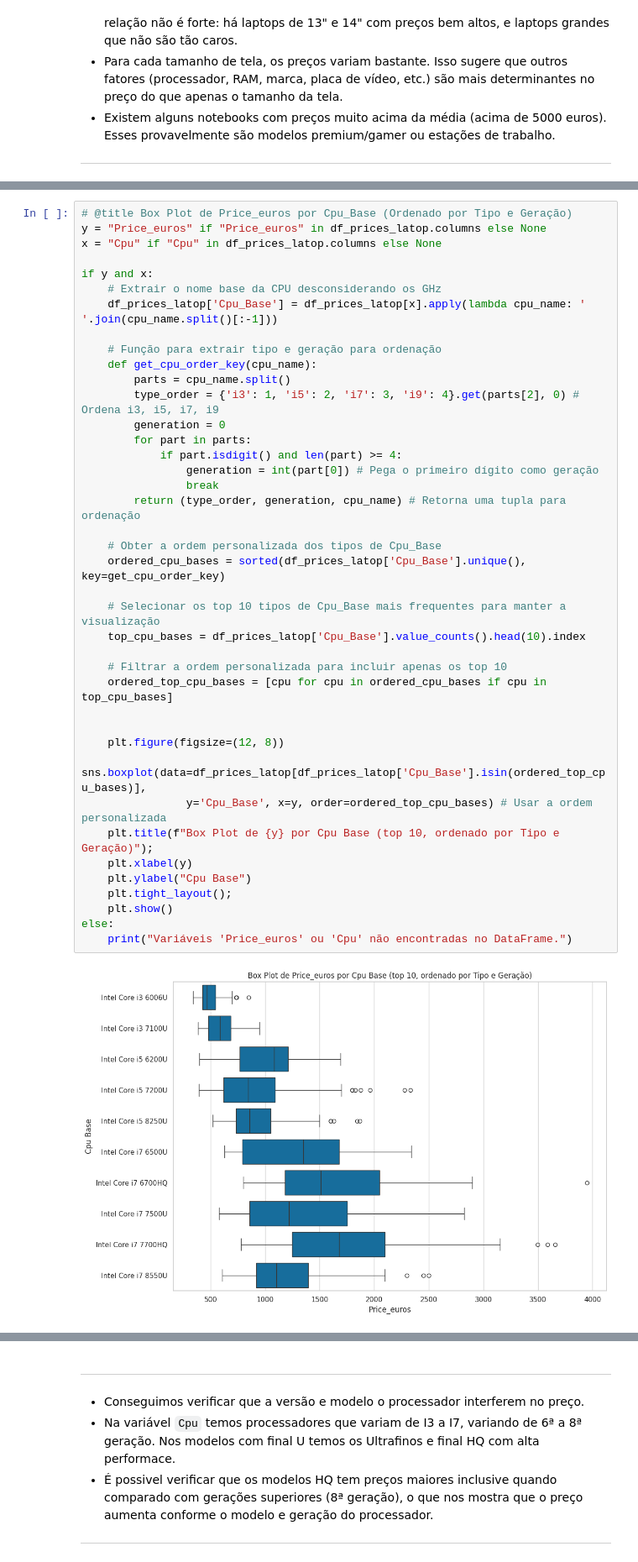
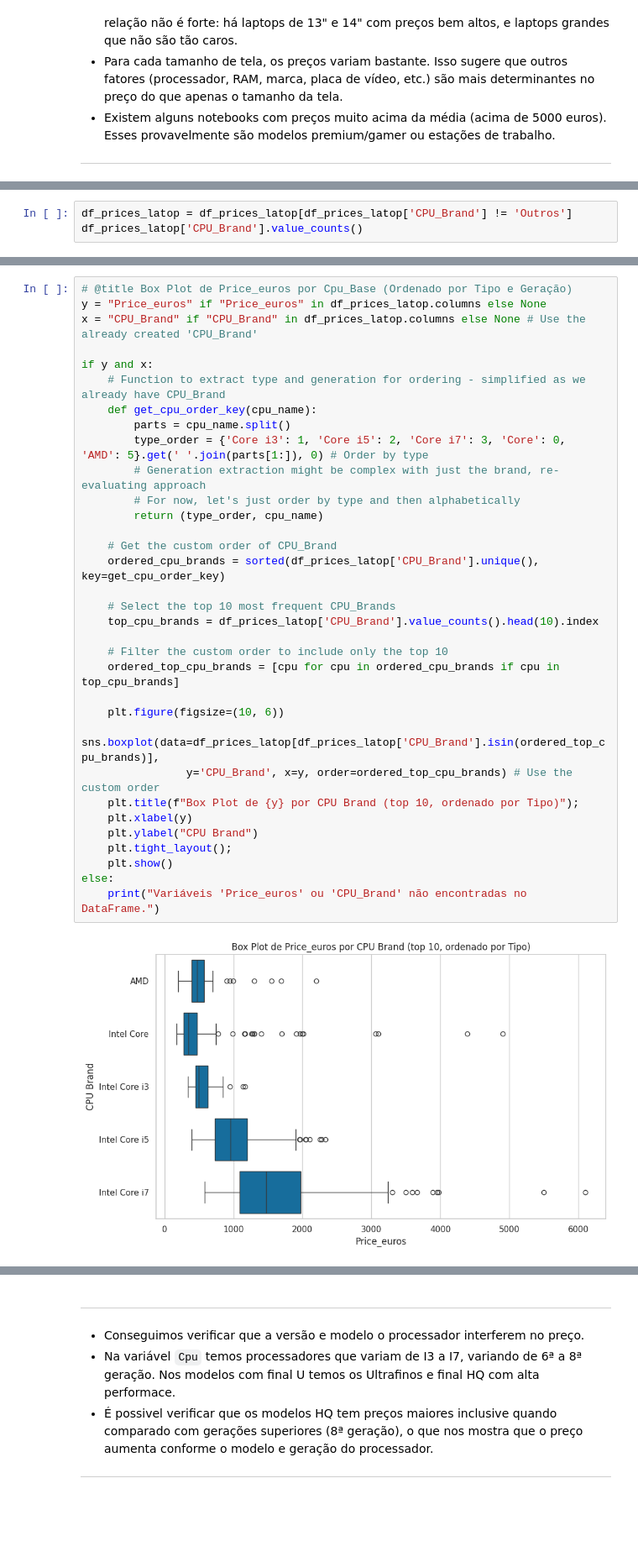
Before and after one commit to JNarimatsu/Bootcamp_Avanti_2025.3, a Jupyter notebook: Entrega_01_analise_exploratoria_de_dados_XI.ipynb, the cells around one changed output, grey strips where cells are left out. Shown at 84% size. Cells and saved outputs as stored; diff of their text form; blank space fills up the shorter version.

```diff
--- a/Entrega_01_analise_exploratoria_de_dados_XI.ipynb
+++ b/Entrega_01_analise_exploratoria_de_dados_XI.ipynb
@@ -575,0 +605,3 @@ if y:
+# %%
+df_prices_latop = df_prices_latop[df_prices_latop['CPU_Brand'] != 'Outros']
+df_prices_latop['CPU_Brand'].value_counts()
@@ -576,42 +617,35 @@ if y:
 # %%
 # @title Box Plot de Price_euros por Cpu_Base (Ordenado por Tipo e Geração)
 y = "Price_euros" if "Price_euros" in df_prices_latop.columns else None
-x = "Cpu" if "Cpu" in df_prices_latop.columns else None
+x = "CPU_Brand" if "CPU_Brand" in df_prices_latop.columns else None # Use the already created 'CPU_Brand'
 
 if y and x:
-    # Extrair o nome base da CPU desconsiderando os GHz
-    df_prices_latop['Cpu_Base'] = df_prices_latop[x].apply(lambda cpu_name: ' '.join(cpu_name.split()[:-1]))
-
-    # Função para extrair tipo e geração para ordenação
+    # Function to extract type and generation for ordering - simplified as we already have CPU_Brand
     def get_cpu_order_key(cpu_name):
         parts = cpu_name.split()
-        type_order = {'i3': 1, 'i5': 2, 'i7': 3, 'i9': 4}.get(parts[2], 0) # Ordena i3, i5, i7, i9
-        generation = 0
-        for part in parts:
-            if part.isdigit() and len(part) >= 4:
-                generation = int(part[0]) # Pega o primeiro dígito como geração
-                break
-        return (type_order, generation, cpu_name) # Retorna uma tupla para ordenação
+        type_order = {'Core i3': 1, 'Core i5': 2, 'Core i7': 3, 'Core': 0, 'AMD': 5}.get(' '.join(parts[1:]), 0) # Order by type
+        # Generation extraction might be complex with just the brand, re-evaluating approach
+        # For now, let's just order by type and then alphabetically
+        return (type_order, cpu_name)
 
-    # Obter a ordem personalizada dos tipos de Cpu_Base
-    ordered_cpu_bases = sorted(df_prices_latop['Cpu_Base'].unique(), key=get_cpu_order_key)
+    # Get the custom order of CPU_Brand
+    ordered_cpu_brands = sorted(df_prices_latop['CPU_Brand'].unique(), key=get_cpu_order_key)
 
-    # Selecionar os top 10 tipos de Cpu_Base mais frequentes para manter a visualização
-    top_cpu_bases = df_prices_latop['Cpu_Base'].value_counts().head(10).index
+    # Select the top 10 most frequent CPU_Brands
+    top_cpu_brands = df_prices_latop['CPU_Brand'].value_counts().head(10).index
 
-    # Filtrar a ordem personalizada para incluir apenas os top 10
-    ordered_top_cpu_bases = [cpu for cpu in ordered_cpu_bases if cpu in top_cpu_bases]
+    # Filter the custom order to include only the top 10
+    ordered_top_cpu_brands = [cpu for cpu in ordered_cpu_brands if cpu in top_cpu_brands]
 
-
-    plt.figure(figsize=(12, 8))
-    sns.boxplot(data=df_prices_latop[df_prices_latop['Cpu_Base'].isin(ordered_top_cpu_bases)],
-                y='Cpu_Base', x=y, order=ordered_top_cpu_bases) # Usar a ordem personalizada
-    plt.title(f"Box Plot de {y} por Cpu Base (top 10, ordenado por Tipo e Geração)");
+    plt.figure(figsize=(10, 6))
+    sns.boxplot(data=df_prices_latop[df_prices_latop['CPU_Brand'].isin(ordered_top_cpu_brands)],
+                y='CPU_Brand', x=y, order=ordered_top_cpu_brands) # Use the custom order
+    plt.title(f"Box Plot de {y} por CPU Brand (top 10, ordenado por Tipo)");
     plt.xlabel(y)
-    plt.ylabel("Cpu Base")
+    plt.ylabel("CPU Brand")
     plt.tight_layout();
     plt.show()
 else:
-    print("Variáveis 'Price_euros' ou 'Cpu' não encontradas no DataFrame.")
+    print("Variáveis 'Price_euros' ou 'CPU_Brand' não encontradas no DataFrame.")
 # %% [output]
-[figure, old version]
+[figure, new version]
```
Also changed, not shown: parts of 8 cells of this notebook.
